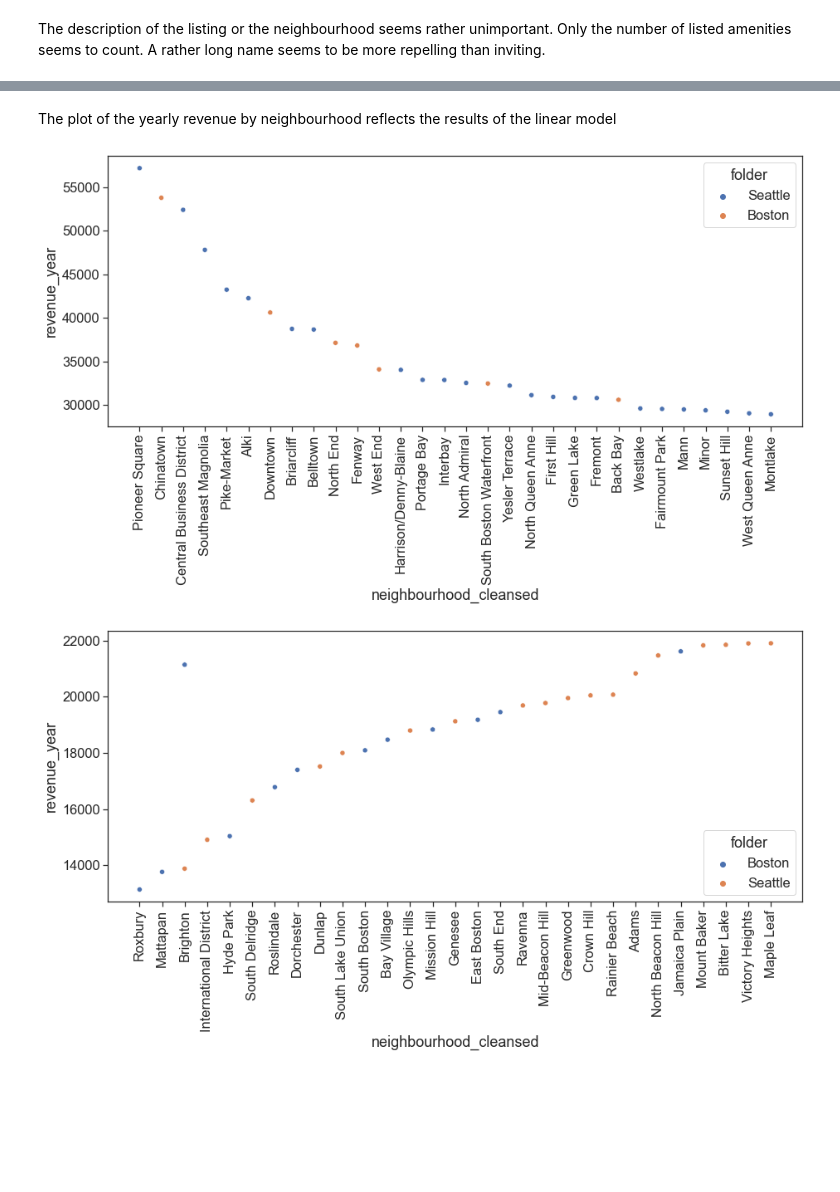
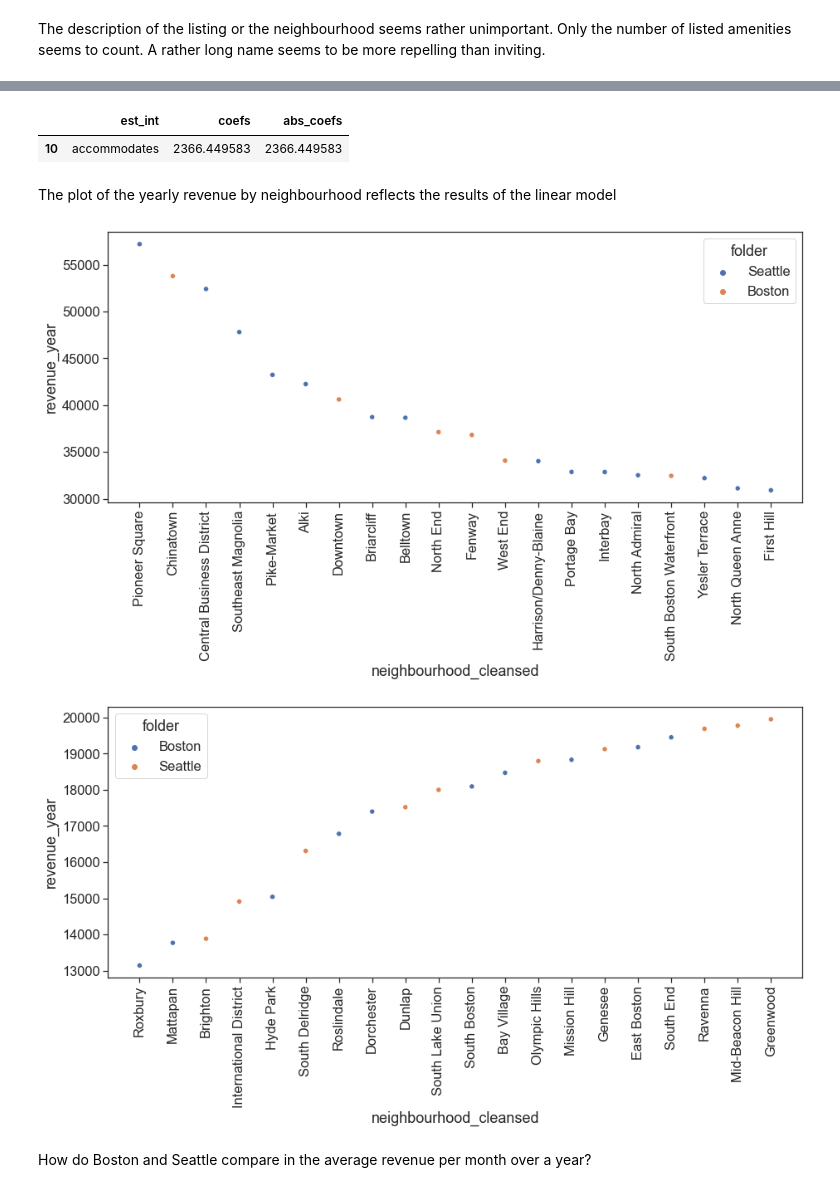
Before and after one commit to snkrause/airbnb_revenue, a Jupyter notebook: 2021_02_Krause_Blogpost.ipynb, the cells around one changed output, grey strips where cells are left out. Saved outputs shown, nothing was run; the diff lists cells and outputs as text; code cells hidden in the pictures; blank space fills up the shorter version.

```diff
--- a/2021_02_Krause_Blogpost.ipynb
+++ b/2021_02_Krause_Blogpost.ipynb
@@ -181,15 +208,22 @@ coef_df_rev[coef_df_rev['est_int'].str[-5:]=='count'].sort_values('coefs', ascen
+# %%
+coef_df_rev[coef_df_rev['est_int'].str[0:5]=='accom'].sort_values('coefs', ascending=False)
+# %% [output]
+|  | est_int | coefs | abs_coefs |
+| 10 | accommodates | 2366.449583 | 2366.449583 |
 # %% [markdown]
 The plot of the yearly revenue by neighbourhood reflects the results of the linear model
 # %%
 df_2=df_plot.groupby(by=['neighbourhood_cleansed','folder'], as_index=False)['revenue_year'].median()
 plt.figure(figsize=(15,6))
-p6=sns.scatterplot(data=df_2.nlargest(30,'revenue_year'), x="neighbourhood_cleansed", y="revenue_year", hue="folder")
+p6=sns.scatterplot(data=df_2.nlargest(20,'revenue_year'), x="neighbourhood_cleansed", y="revenue_year", hue="folder")
 plt.xticks(rotation=90)
 plt.show()
 plt.figure(figsize=(15,6))
-p7=sns.scatterplot(data=df_2.nsmallest(30,'revenue_year'), x="neighbourhood_cleansed", y="revenue_year", hue="folder")
+p7=sns.scatterplot(data=df_2.nsmallest(20,'revenue_year'), x="neighbourhood_cleansed", y="revenue_year", hue="folder")
 plt.xticks(rotation=90)
 plt.show()
 # %% [output]
-[figure, old version]
+[figure, new version]
-[figure, old version]
+[figure, new version]
+# %% [markdown]
+How do Boston and Seattle compare in the average revenue per month over a year?
```
Also changed, not shown: parts of 25 cells of this notebook, 1 other file.
